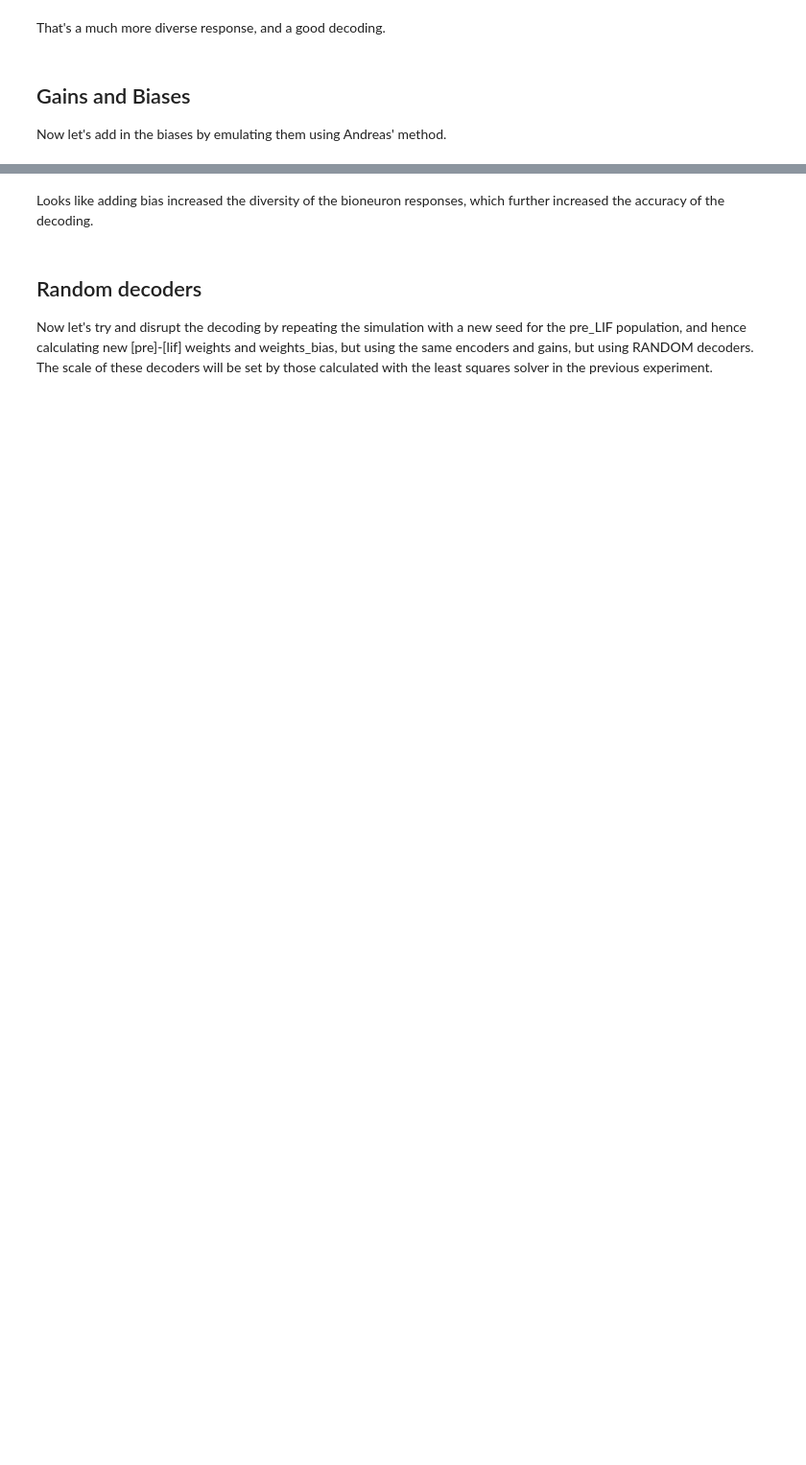
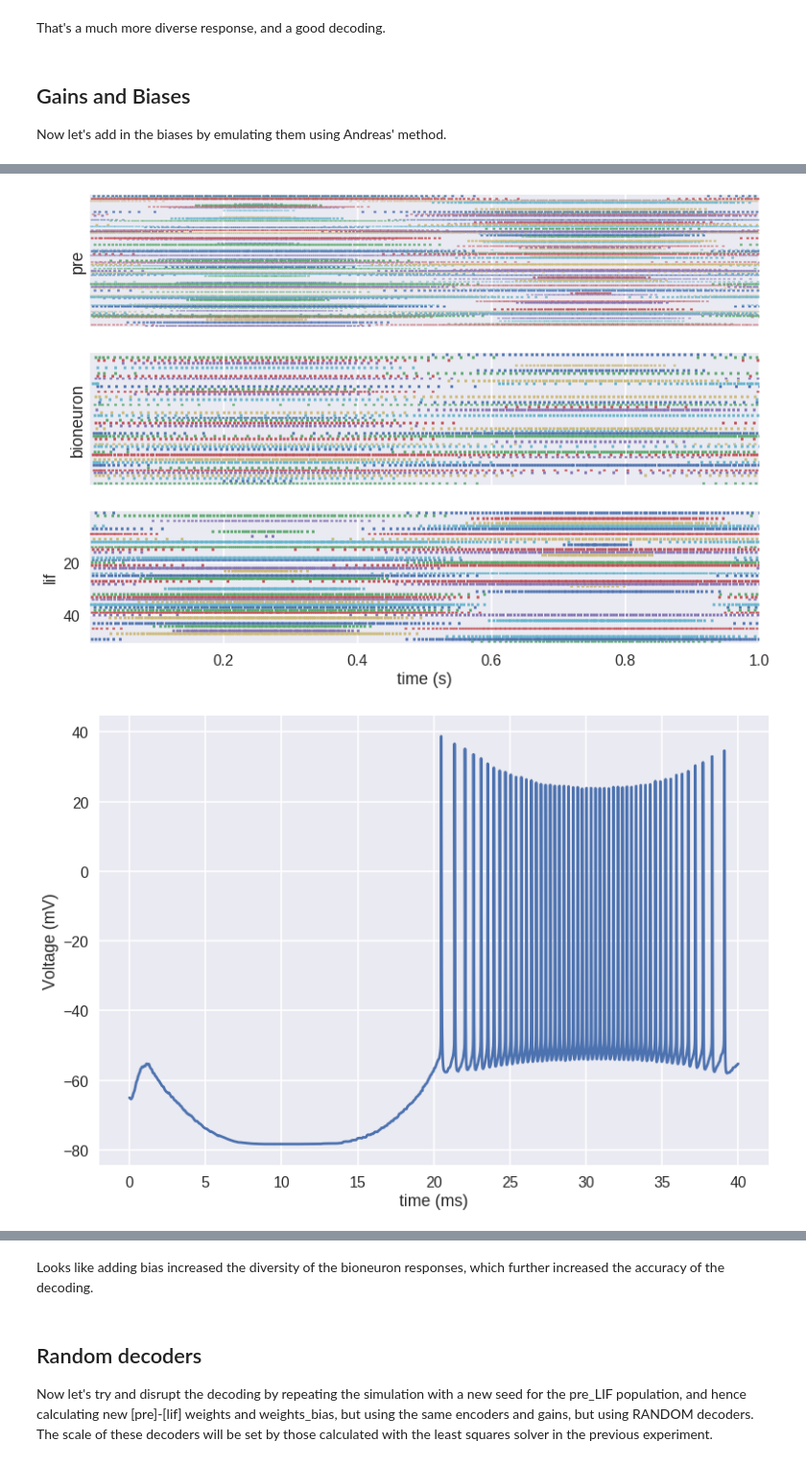
Before and after one commit to psipeter/bioneuron_oracle, a Jupyter notebook: bioneuron_oracle.ipynb, the cells around one changed output, grey strips where cells are left out. Shown at 96% size. Cells and saved outputs as stored; diff of their text form; code cells hidden in the pictures; blank space fills up the shorter version.

```diff
--- a/bioneuron_oracle.ipynb
+++ b/bioneuron_oracle.ipynb
@@ -560,4 +583,5 @@ encoders, gains, weights_bias = gen_enc_gain_bias(
     pre_neurons,n_neurons,tau,dim,n_syn,dt,t_final,pre_seed,bio_seed,'prime_sinusoids')
 
 decoders_bio_3=simulate(
-    n_neurons,tau,dim,n_syn,dt,t_final,encoders,gains,weights_bias,pre_seed,bio_seed,'prime_sinusoids')
+    n_neurons,tau,dim,n_syn,dt,t_final,encoders,gains,syn_locations,weights_bias,pre_seed,bio_seed,'prime_sinusoids')
+# %% [output]
@@ -563,0 +591,2 @@ decoders_bio_3=simulate(
+[figure, added]
+[figure, added]
```
Also changed, not shown: parts of 25 cells of this notebook.
